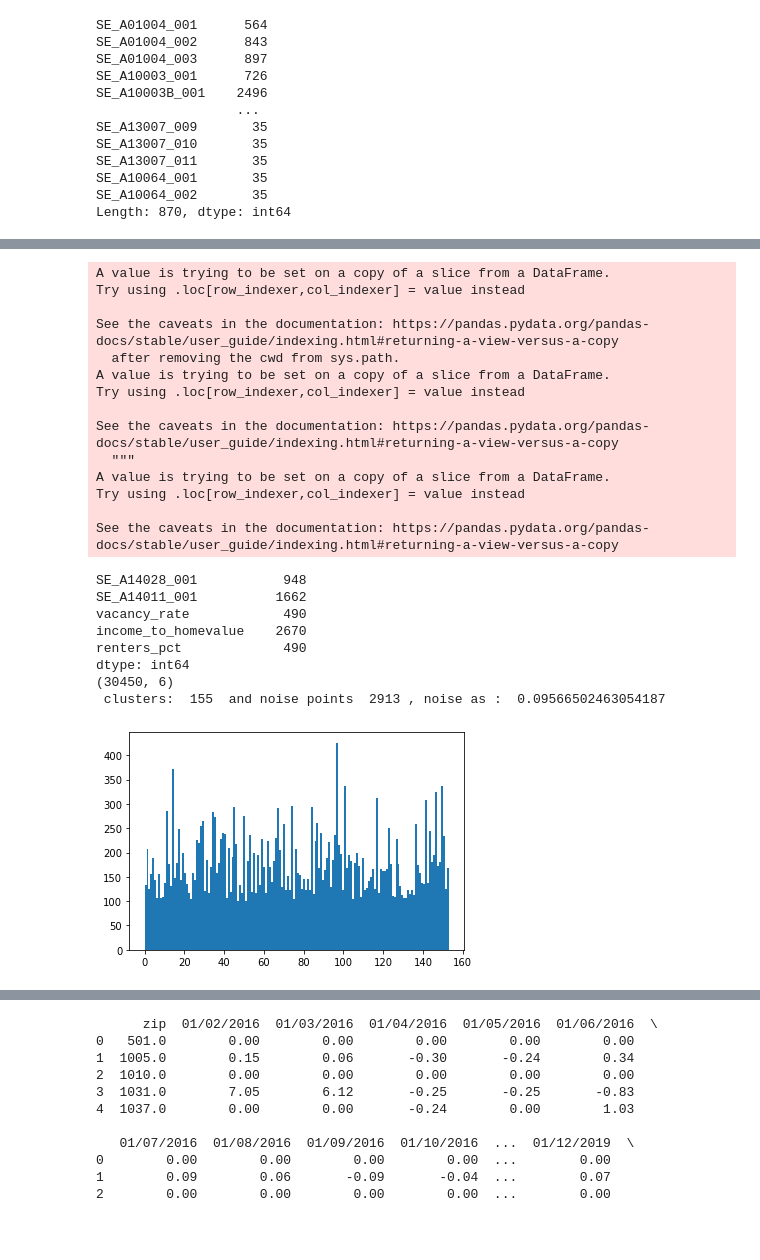
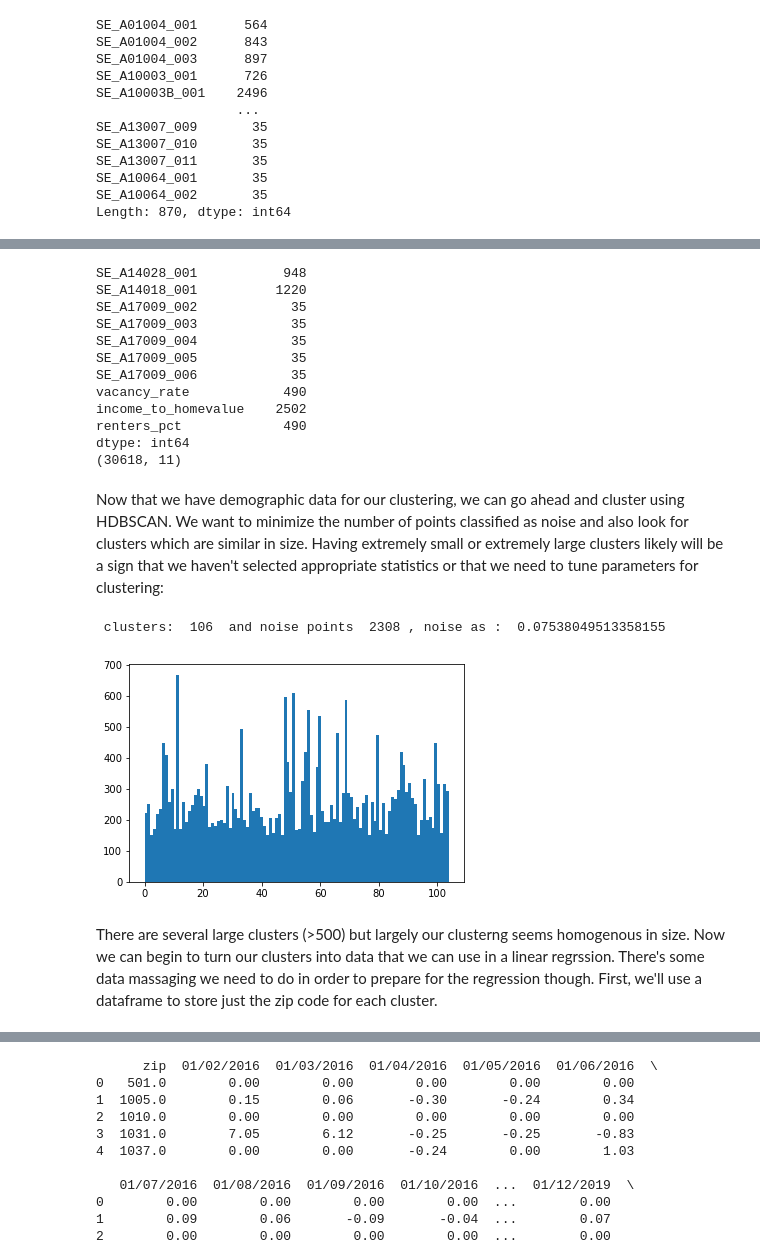
Before and after one commit to joshuajnoble/w207_group_project, a Jupyter notebook: DBSCAN_with_OLS_v3.ipynb, the cells around one changed output, grey strips where cells are left out. Drawn from its saved outputs; the diff is of its cells as text; code cells hidden in the pictures; blank space fills up the shorter version.

```diff
--- a/DBSCAN_with_OLS_v3.ipynb
+++ b/DBSCAN_with_OLS_v3.ipynb
@@ -54,58 +89,61 @@ Ok, maybe all along we've been picking bad datapoints to look at, lets just Gini
+# %%
+
+# gini index, median household income, and area of occupation
+reduced_demos = demographics_data[["zip", "SE_A14028_001", "SE_A14018_001", "SE_A17009_002", "SE_A17009_003", "SE_A17009_004", "SE_A17009_005", "SE_A17009_006"]]
+reduced_demos.is_copy = False
+# create 3 new metrics
+reduced_demos = reduced_demos.assign(vacancy_rate=demographics_data["SE_A10001_001"].divide(demographics_data["SE_A10044_002"]))
+reduced_demos = reduced_demos.assign(income_to_homevalue = demographics_data["SE_A10036_001"].divide(demographics_data["SE_A14018_001"]))
+reduced_demos = reduced_demos.assign(renters_pct= demographics_data["SE_A10060_003"].divide(demographics_data["SE_A10001_001"]))
+
+# how many null counts do we have?
+null_counts = reduced_demos.isnull().sum()
+print(null_counts[null_counts > 0])
+reduced_demos = reduced_demos.dropna()
+print(reduced_demos.shape)
+
+reduced_demos_no_zip = reduced_demos.drop("zip", axis=1).copy()
+# %% [output]
+SE_A14028_001           948
+SE_A14018_001          1220
+SE_A17009_002            35
+SE_A17009_003            35
+SE_A17009_004            35
+SE_A17009_005            35
+SE_A17009_006            35
+vacancy_rate            490
+income_to_homevalue    2502
+renters_pct             490
+dtype: int64
+(30618, 11)
+# %% [markdown]
+Now that we have demographic data for our clustering, we can go ahead and cluster using HDBSCAN. We want to minimize the number of points classified as noise and also look for clusters which are similar in size. Having extremely small or extremely large clusters likely will be a sign that we haven't selected appropriate statistics or that we need to tune parameters for clustering:
 # %%
 
-# gini index and average household income
-reduced_demos = demographics_data[["zip", "SE_A14028_001", "SE_A14011_001"]]
-reduced_demos["vacancy_rate"] = demographics_data["SE_A10001_001"].divide(demographics_data["SE_A10044_002"])
-reduced_demos["income_to_homevalue"] = demographics_data["SE_A10036_001"].divide(demographics_data["SE_A14011_001"])
-reduced_demos["renters_pct"] = demographics_data["SE_A10060_003"].divide(demographics_data["SE_A10001_001"])
-
-null_counts = reduced_demos.isnull().sum()
-print(null_counts[null_counts > 0])
-reduced_demos = reduced_demos.dropna()
-print(reduced_demos.shape)
-#reduced_demos = StandardScaler().fit_transform(reduced_demos)
-
-reduced_demos_no_zip = reduced_demos.drop("zip", axis=1)
-
-clusterer = hdbscan.HDBSCAN(min_cluster_size=100, min_samples=3, cluster_selection_method='leaf')
+# run the clustering algorithm, use leaf to ensure that we keep creating clusters from large clusters
+clusterer = hdbscan.HDBSCAN(min_cluster_size=150, min_samples=3, cluster_selection_method='leaf')
 clusterer.fit(reduced_demos_no_zip)
 
+# how many labels do we have and how much noise has HDBSCAN discarded?
 labels = clusterer.labels_
 unique_labels = set(labels)
 print( " clusters: ", len(unique_labels), " and noise points ", (labels == -1).sum(), ", noise as : ", (labels == -1).sum()/len(labels))
 
+#how many zip codes are in each cluster?
 label_sum = []
 
 for k in unique_labels:
     label_sum.append((labels == k).sum())
 
 non_noise = labels[labels != -1]
 
+# graph all the non-noise labels so that we can see what we have
 plt.hist(non_noise, bins=len(unique_labels)-1)
 plt.show()
 # %% [output]
-A value is trying to be set on a copy of a slice from a DataFrame.
-Try using .loc[row_indexer,col_indexer] = value instead
-
-See the caveats in the documentation: https://pandas.pydata.org/pandas-docs/stable/user_guide/indexing.html#returning-a-view-versus-a-copy
-  after removing the cwd from sys.path.
-A value is trying to be set on a copy of a slice from a DataFrame.
-Try using .loc[row_indexer,col_indexer] = value instead
-
-See the caveats in the documentation: https://pandas.pydata.org/pandas-docs/stable/user_guide/indexing.html#returning-a-view-versus-a-copy
-  """
-A value is trying to be set on a copy of a slice from a DataFrame.
-Try using .loc[row_indexer,col_indexer] = value instead
-
-See the caveats in the documentation: https://pandas.pydata.org/pandas-docs/stable/user_guide/indexing.html#returning-a-view-versus-a-copy
+ clusters:  106  and noise points  2308 , noise as :  0.07538049513358155
-SE_A14028_001           948
-SE_A14011_001          1662
-vacancy_rate            490
-income_to_homevalue    2670
-renters_pct             490
-dtype: int64
-(30450, 6)
- clusters:  155  and noise points  2913 , noise as :  0.09566502463054187
-[figure, old version]
+[figure, new version]
+# %% [markdown]
+There are several large clusters (>500) but largely our clusterng seems homogenous in size. Now we can begin to turn our clusters into data that we can use in a linear regrssion. There's some data massaging we need to do in order to prepare for the regression though. First, we'll use a dataframe to store just the zip code for each cluster.
 # %%
 clusters = reduced_demos[['zip']]
```
Also changed, not shown: parts of 25 cells of this notebook, 12 other files.
